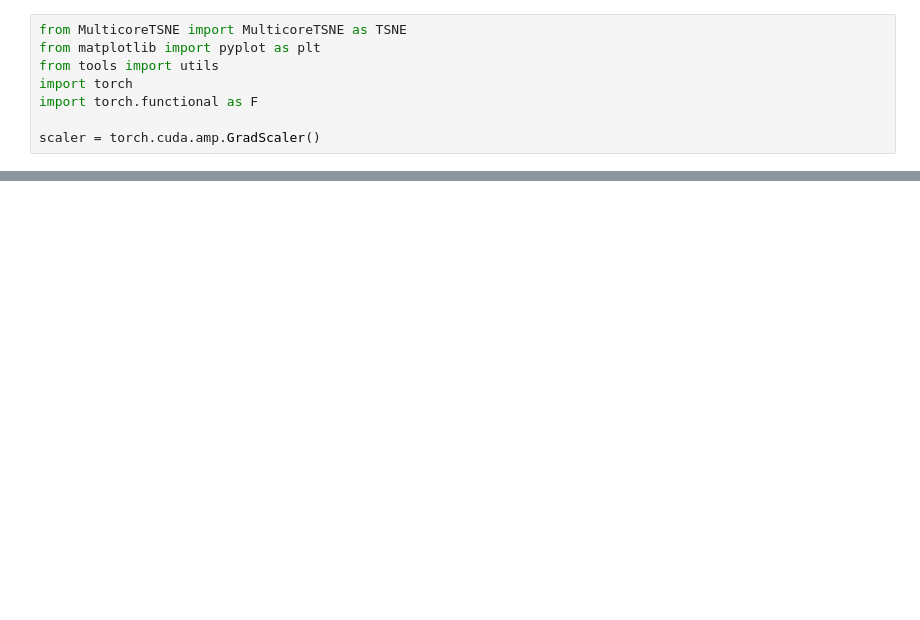
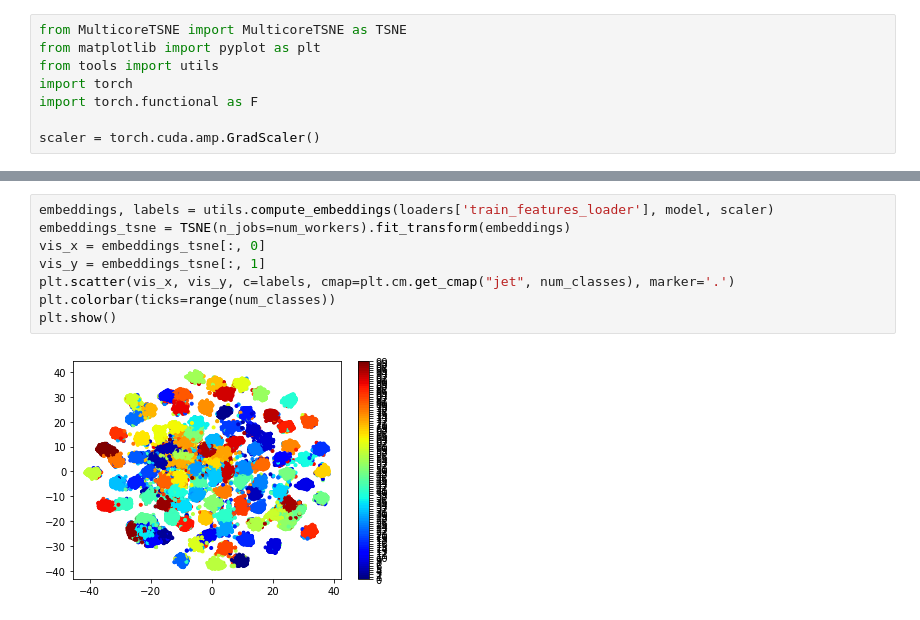
Before and after one commit to ivanpanshin/SupCon-Framework, a Jupyter notebook: t-SNE.ipynb, the cells around one changed output, grey strips where cells are left out. Drawn from its saved outputs; the diff is of its cells as text; blank space fills up the shorter version.

```diff
--- a/t-SNE.ipynb
+++ b/t-SNE.ipynb
@@ -40,0 +40,10 @@ plt.show()
+# %%
+embeddings, labels = utils.compute_embeddings(loaders['train_features_loader'], model, scaler)
+embeddings_tsne = TSNE(n_jobs=num_workers).fit_transform(embeddings)
+vis_x = embeddings_tsne[:, 0]
+vis_y = embeddings_tsne[:, 1]
+plt.scatter(vis_x, vis_y, c=labels, cmap=plt.cm.get_cmap("jet", num_classes), marker='.')
+plt.colorbar(ticks=range(num_classes))
+plt.show()
+# %% [output]
+[figure, added]
```
Also changed, not shown: parts of 2 cells of this notebook, 10 other files.
